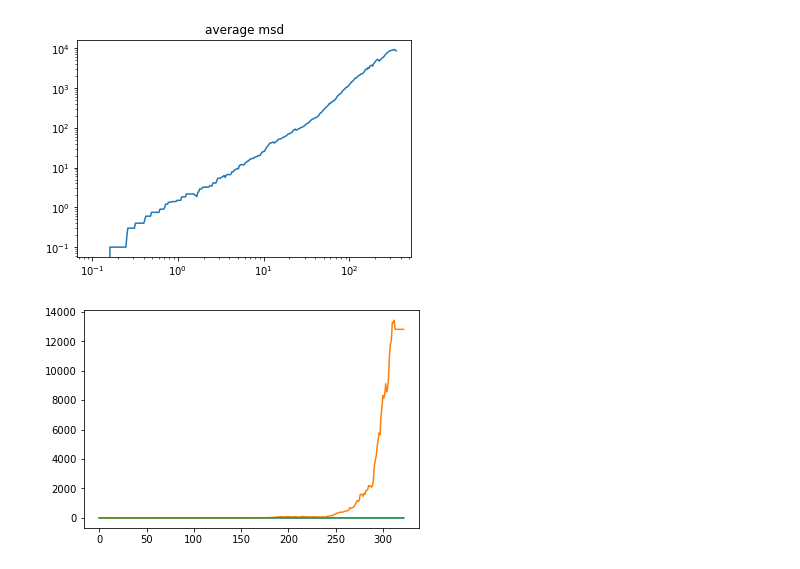
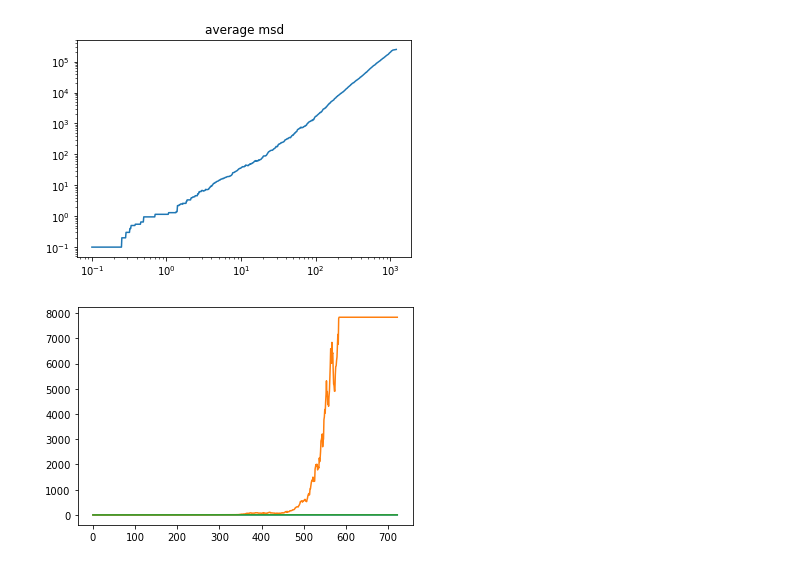
Before and after one commit to Irene-Li/BARW, a Jupyter notebook: BARW/plot_data.ipynb, the cells around one changed output. Saved outputs shown, nothing was run; the diff lists cells and outputs as text; code cells hidden in the pictures.

```diff
--- a/BARW/plot_data.ipynb
+++ b/BARW/plot_data.ipynb
@@ -4,7 +4,7 @@ from matplotlib import pyplot as plt
 from matplotlib import animation as am
 from utils import *
 # %%
-L = 257
+L = 1025
 N = 10
 
 p=0.34 # prob. of hopping in the same direction as the previous hop
@@ -12,9 +12,9 @@ q=0.33
 
 n = int(np.floor(np.log2(L)) - 1)
 
-h = 0.3
+h = 0.31
 
-filename = 'data_L{}_N{}_p{}_q{}_h{:.1f}.dat'.format(L, N, p, q, h)
+filename = 'data_L{}_N{}_p{}_q{}_h{:.2f}.dat'.format(L, N, p, q, h)
 file = open(filename)
 realisations, moments = read_file(file, verbose=True)
 # %% [output]
@@ -93,11 +93,11 @@ plt.yscale('log')
 plt.xscale('log')
 plt.show()
 # %% [output]
-[figure, old version]
+[figure, new version]
 # %%
-plt.plot(msds[0])
+plt.plot(msds[])
 plt.plot(msds[1])
 plt.plot(msds[2])
 plt.show()
 # %% [output]
-[figure, old version]
+[figure, new version]
```
Also changed, not shown: parts of 2 cells of this notebook, 2 other files.
